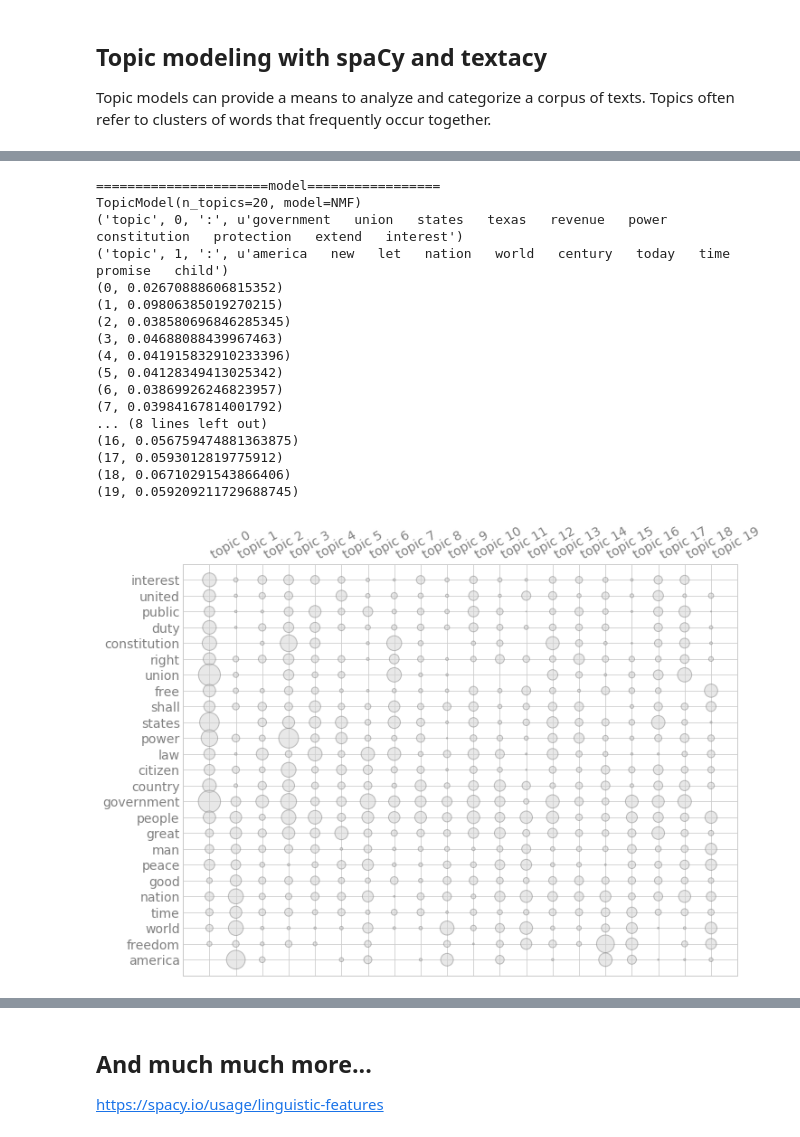
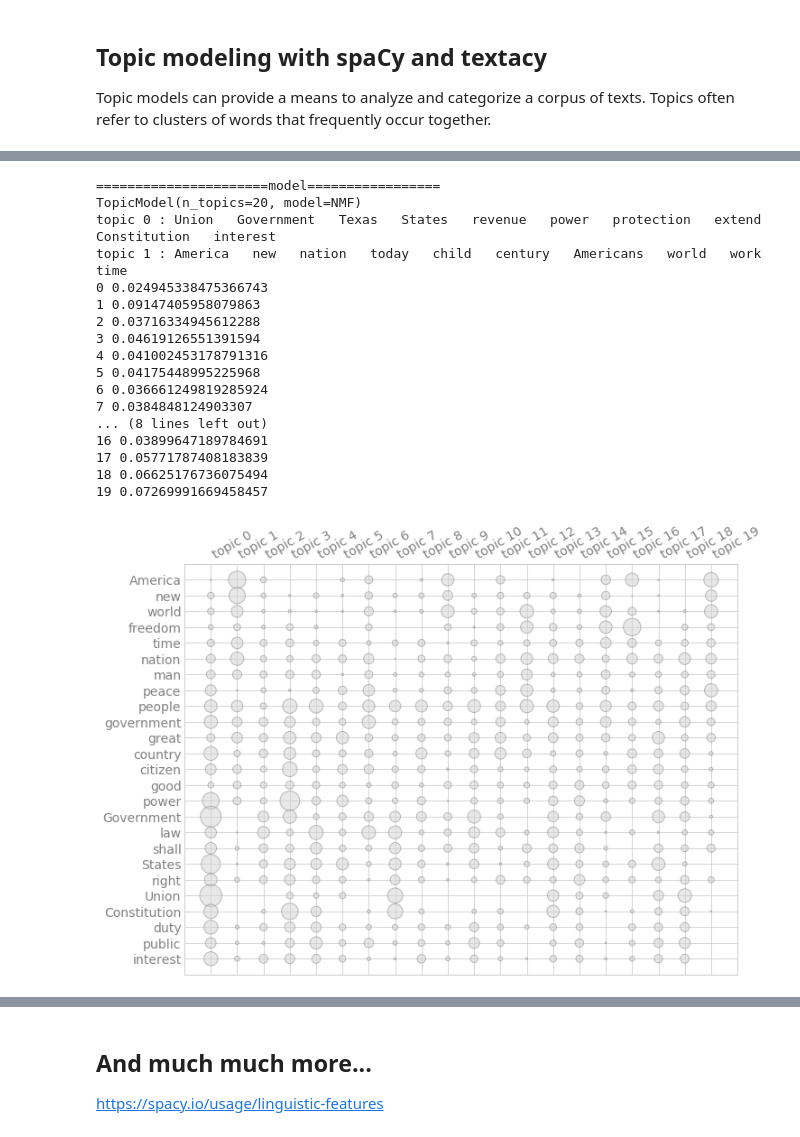
Before and after one commit to rs-kellogg/empirical-workshop-2020, a Jupyter notebook: 4-nlp/spaCy_textacy.ipynb, the cells around one changed output, grey strips where cells are left out. Cells and saved outputs as stored; diff of their text form; code cells hidden in the pictures.

```diff
--- a/4-nlp/spaCy_textacy.ipynb
+++ b/4-nlp/spaCy_textacy.ipynb
@@ -427,46 +389,46 @@ for name in names:
 # %%
 %matplotlib inline
 import matplotlib
 
 # create word vectors from speech terms
-import textacy
+from textacy.tm import TopicModel
 from textacy.vsm import Vectorizer
 
 vectorizer = Vectorizer(tf_type='linear', apply_idf=True, idf_type='smooth')
 doc_term_matrix = vectorizer.fit_transform(terms_list)
 
 #initialize and train a topic model:
-model = textacy.tm.TopicModel('nmf', n_topics=20)
+model = TopicModel('nmf', n_topics=20)
 model.fit(doc_term_matrix)
 
 print ("======================model=================")
 print (model)
 
 doc_topic_matrix = model.transform(doc_term_matrix)
 for topic_idx, top_terms in model.top_topic_terms(vectorizer.id_to_term, topics=[0,1]):
     print('topic', topic_idx, ':', '   '.join(top_terms))
 
 for i, val in enumerate(model.topic_weights(doc_topic_matrix)):
      print(i, val)
 
 model.termite_plot(doc_term_matrix, vectorizer.id_to_term, topics=-1,  n_terms=25, sort_terms_by='seriation')
 model.save('nmf-25topics_inaugural.pkl')
 # %% [output]
 ======================model=================
 TopicModel(n_topics=20, model=NMF)
-('topic', 0, ':', u'government   union   states   texas   revenue   power   constitution   protection   extend   interest')
-('topic', 1, ':', u'america   new   let   nation   world   century   today   time   promise   child')
-(0, 0.02670888606815352)
-(1, 0.09806385019270215)
-(2, 0.038580696846285345)
-(3, 0.04688088439967463)
-(4, 0.041915832910233396)
-(5, 0.04128349413025342)
-(6, 0.03869926246823957)
-(7, 0.03984167814001792)
+topic 0 : Union   Government   Texas   States   revenue   power   protection   extend   Constitution   interest
+topic 1 : America   new   nation   today   child   century   Americans   world   work   time
+0 0.024945338475366743
+1 0.09147405958079863
+2 0.03716334945612288
+3 0.04619126551391594
+4 0.041002453178791316
+5 0.04175448995225968
+6 0.036661249819285924
+7 0.0384848124903307
 ... (8 lines left out)
-(16, 0.056759474881363875)
-(17, 0.0593012819775912)
-(18, 0.06710291543866406)
-(19, 0.059209211729688745)
+16 0.03899647189784691
+17 0.05771787408183839
+18 0.06625176736075494
+19 0.07269991669458457
-[figure, old version]
+[figure, new version]
```
Also changed, not shown: parts of 10 cells of this notebook.
